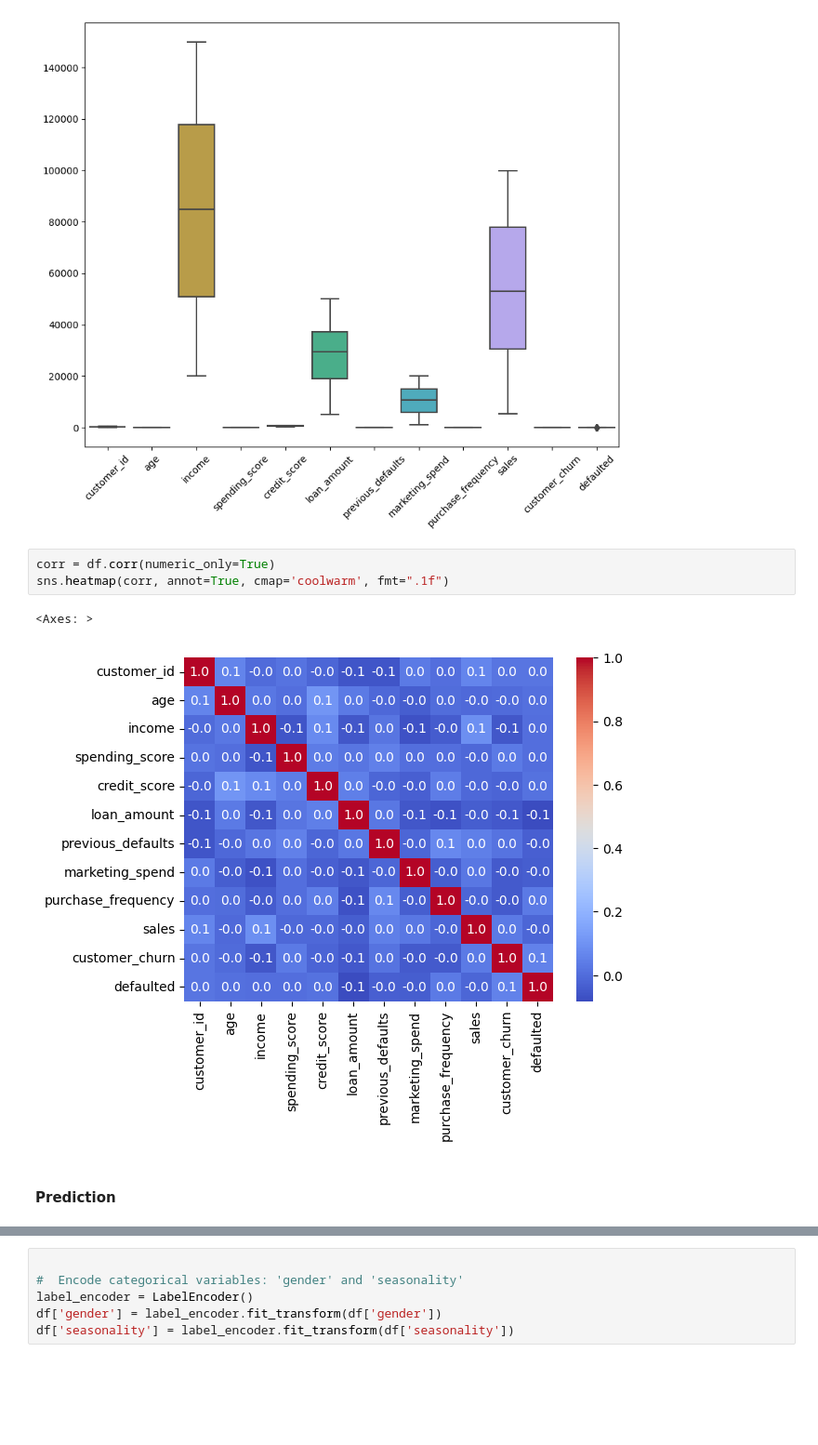
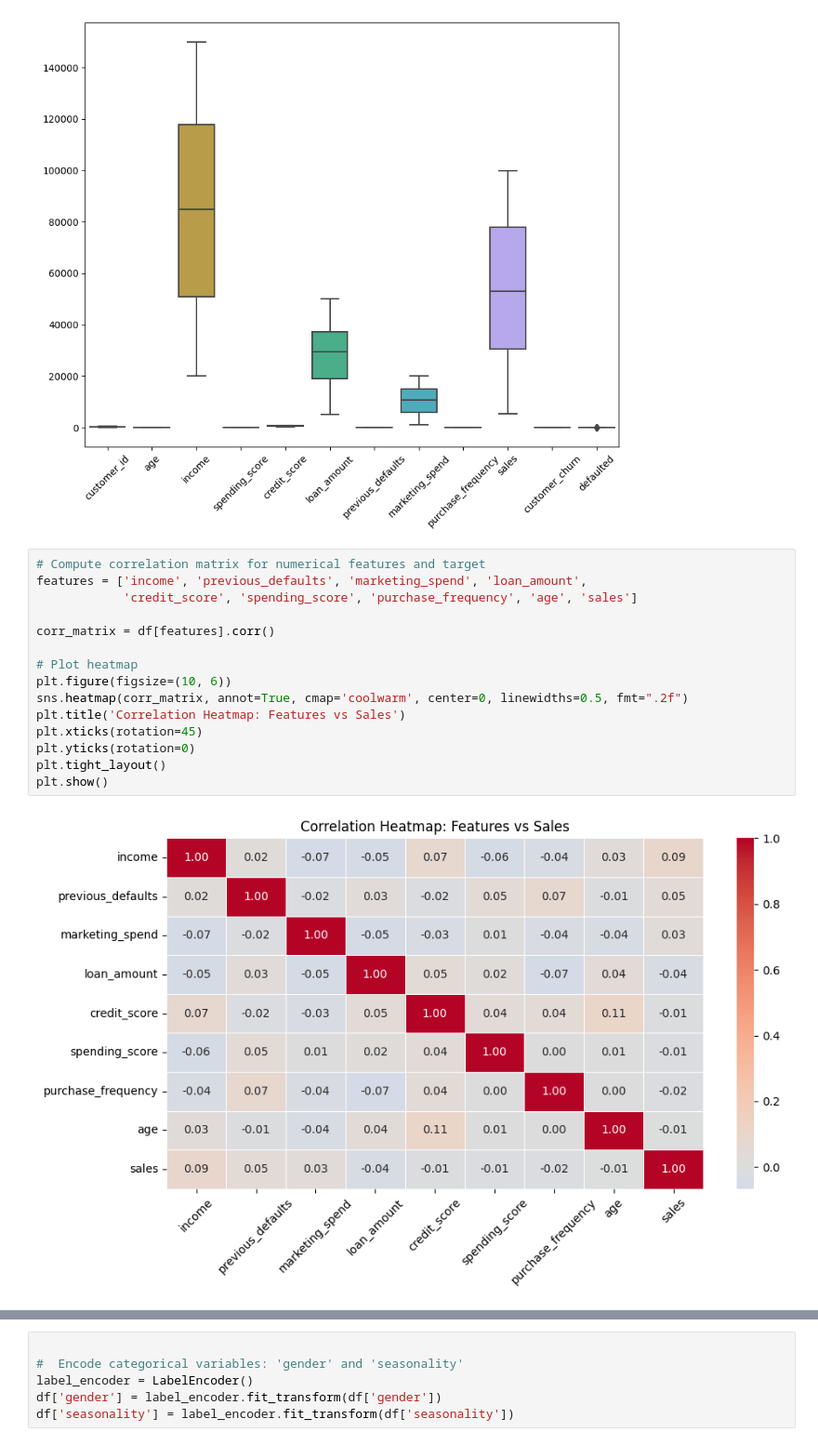
Before and after one commit to MinhasAlungal/uptrail_ai_dataanalysis, a Jupyter notebook: sales_aipowered.ipynb, the cells around one changed output, grey strips where cells are left out. Shown at 93% size. Saved outputs shown, nothing was run; the diff lists cells and outputs as text; blank space fills up the shorter version.

```diff
--- a/sales_aipowered.ipynb
+++ b/sales_aipowered.ipynb
@@ -183,11 +200,20 @@ plt.xticks(rotation = 45)
   Text(10, 0, 'customer_churn'),
   Text(11, 0, 'defaulted')])
 [figure]
-# %%
-corr = df.corr(numeric_only=True)
-sns.heatmap(corr, annot=True, cmap='coolwarm', fmt=".1f")
-# %% [output]
-<Axes: >
-[figure, removed]
-# %% [markdown]
-#### Prediction
+# %%
+# Compute correlation matrix for numerical features and target
+features = ['income', 'previous_defaults', 'marketing_spend', 'loan_amount',
+            'credit_score', 'spending_score', 'purchase_frequency', 'age', 'sales']
+
+corr_matrix = df[features].corr()
+
+# Plot heatmap
+plt.figure(figsize=(10, 6))
+sns.heatmap(corr_matrix, annot=True, cmap='coolwarm', center=0, linewidths=0.5, fmt=".2f")
+plt.title('Correlation Heatmap: Features vs Sales')
+plt.xticks(rotation=45)
+plt.yticks(rotation=0)
+plt.tight_layout()
+plt.show()
+# %% [output]
+[figure, added]
```
Also changed, not shown: parts of 6 cells of this notebook.
